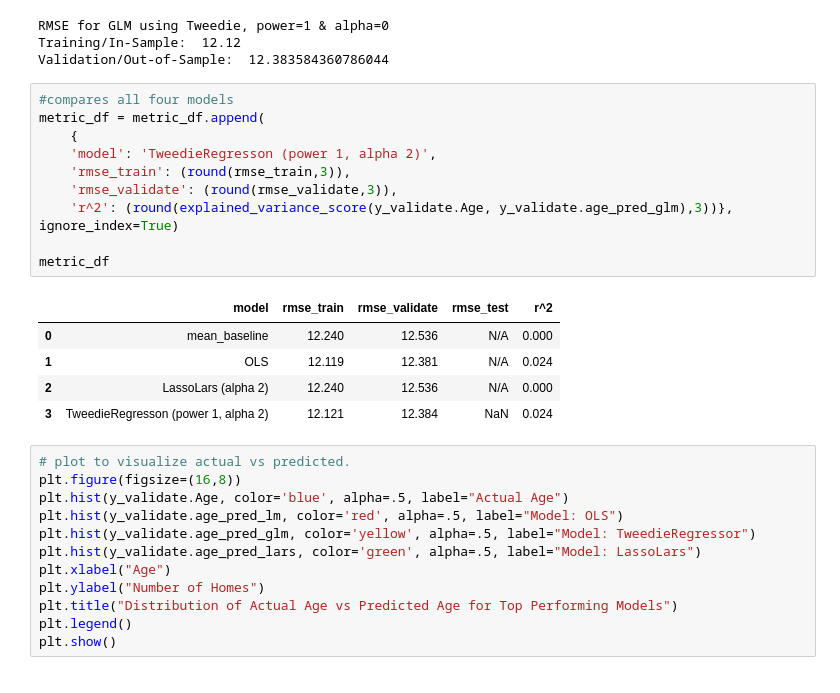
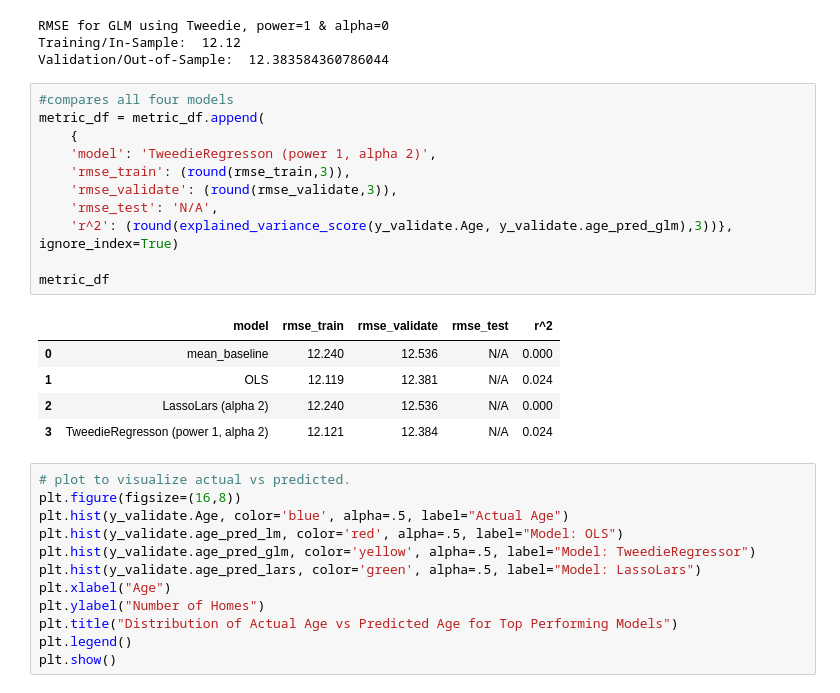
Before and after one commit to natasharivers/individual_project, a Jupyter notebook: Initial Regression Notebook.ipynb, the cells around one changed output. Cells and saved outputs as stored; diff of their text form.

```diff
--- a/Initial Regression Notebook.ipynb
+++ b/Initial Regression Notebook.ipynb
@@ -842,19 +894,20 @@ Validation/Out-of-Sample:  12.383584360786044
 # %%
 #compares all four models
 metric_df = metric_df.append(
     {
     'model': 'TweedieRegresson (power 1, alpha 2)',
     'rmse_train': (round(rmse_train,3)),
     'rmse_validate': (round(rmse_validate,3)),
+    'rmse_test': 'N/A',
     'r^2': (round(explained_variance_score(y_validate.Age, y_validate.age_pred_glm),3))}, ignore_index=True)
 
 metric_df
 # %% [output]
 |  | model | rmse_train | rmse_validate | rmse_test | r^2 |
 | 0 | mean_baseline | 12.240 | 12.536 | N/A | 0.000 |
 | 1 | OLS | 12.119 | 12.381 | N/A | 0.024 |
 | 2 | LassoLars (alpha 2) | 12.240 | 12.536 | N/A | 0.000 |
-| 3 | TweedieRegresson (power 1, alpha 2) | 12.121 | 12.384 | NaN | 0.024 |
+| 3 | TweedieRegresson (power 1, alpha 2) | 12.121 | 12.384 | N/A | 0.024 |
 # %%
 # plot to visualize actual vs predicted.
 plt.figure(figsize=(16,8))
```
Also changed, not shown: parts of 20 cells of this notebook.
